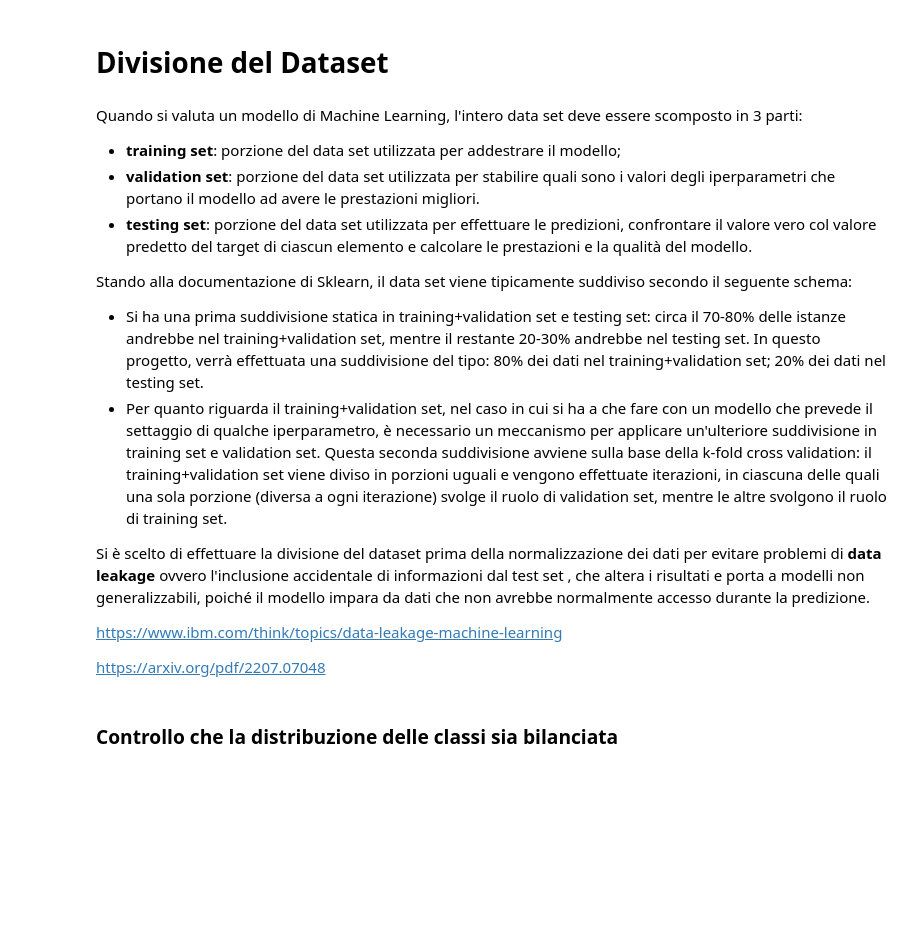
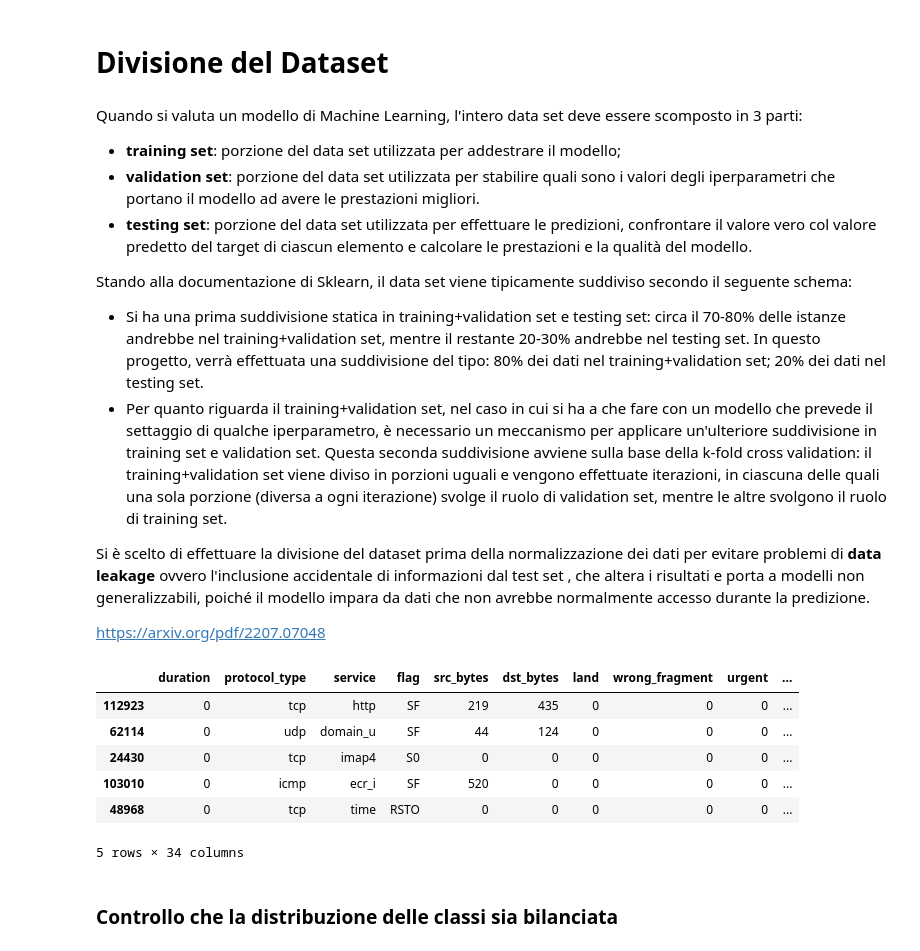
Before and after one commit to Alessio1100/ML_Intrusion_Detection, a Jupyter notebook: Intrusion_Detection_Binary.ipynb, the cells around one changed output. Drawn from its saved outputs; the diff is of its cells as text; code cells hidden in the pictures; blank space fills up the shorter version.

```diff
--- a/Intrusion_Detection_Binary.ipynb
+++ b/Intrusion_Detection_Binary.ipynb
@@ -221,15 +263,22 @@ Stando alla documentazione di Sklearn, il data set viene tipicamente suddiviso s
 
 Si è scelto di effettuare la divisione del dataset prima della normalizzazione dei dati per evitare problemi di **data leakage** ovvero l'inclusione accidentale di informazioni dal test set , che altera i risultati e porta a modelli non generalizzabili, poiché il modello impara da dati che non avrebbe normalmente accesso durante la predizione.
 
-https://www.ibm.com/think/topics/data-leakage-machine-learning
-
 https://arxiv.org/pdf/2207.07048
 # %%
 # Suddivisione iniziale: 80% training+validation, 20% test
 X_temp, X_test, y_temp, y_test = train_test_split(X, y_binary, test_size=0.2, random_state=42, shuffle=True)
 
 # Suddivisione del training+validation in 75% training, 25% validation
 X_train, X_val, y_train, y_val = train_test_split(X_temp, y_temp, test_size=0.25, random_state=42, shuffle=True)
+X_train.head()
+# %% [output]
+|  | duration | protocol_type | service | flag | src_bytes | dst_bytes | land | wrong_fragment | urgent | ... |
+| 112923 | 0 | tcp | http | SF | 219 | 435 | 0 | 0 | 0 | ... |
+| 62114 | 0 | udp | domain_u | SF | 44 | 124 | 0 | 0 | 0 | ... |
+| 24430 | 0 | tcp | imap4 | S0 | 0 | 0 | 0 | 0 | 0 | ... |
+| 103010 | 0 | icmp | ecr_i | SF | 520 | 0 | 0 | 0 | 0 | ... |
+| 48968 | 0 | tcp | time | RSTO | 0 | 0 | 0 | 0 | 0 | ... |
+5 rows × 34 columns
 # %% [markdown]
 ### Controllo che la distribuzione delle classi sia bilanciata
 # %%
```
Also changed, not shown: parts of 21 cells of this notebook.
